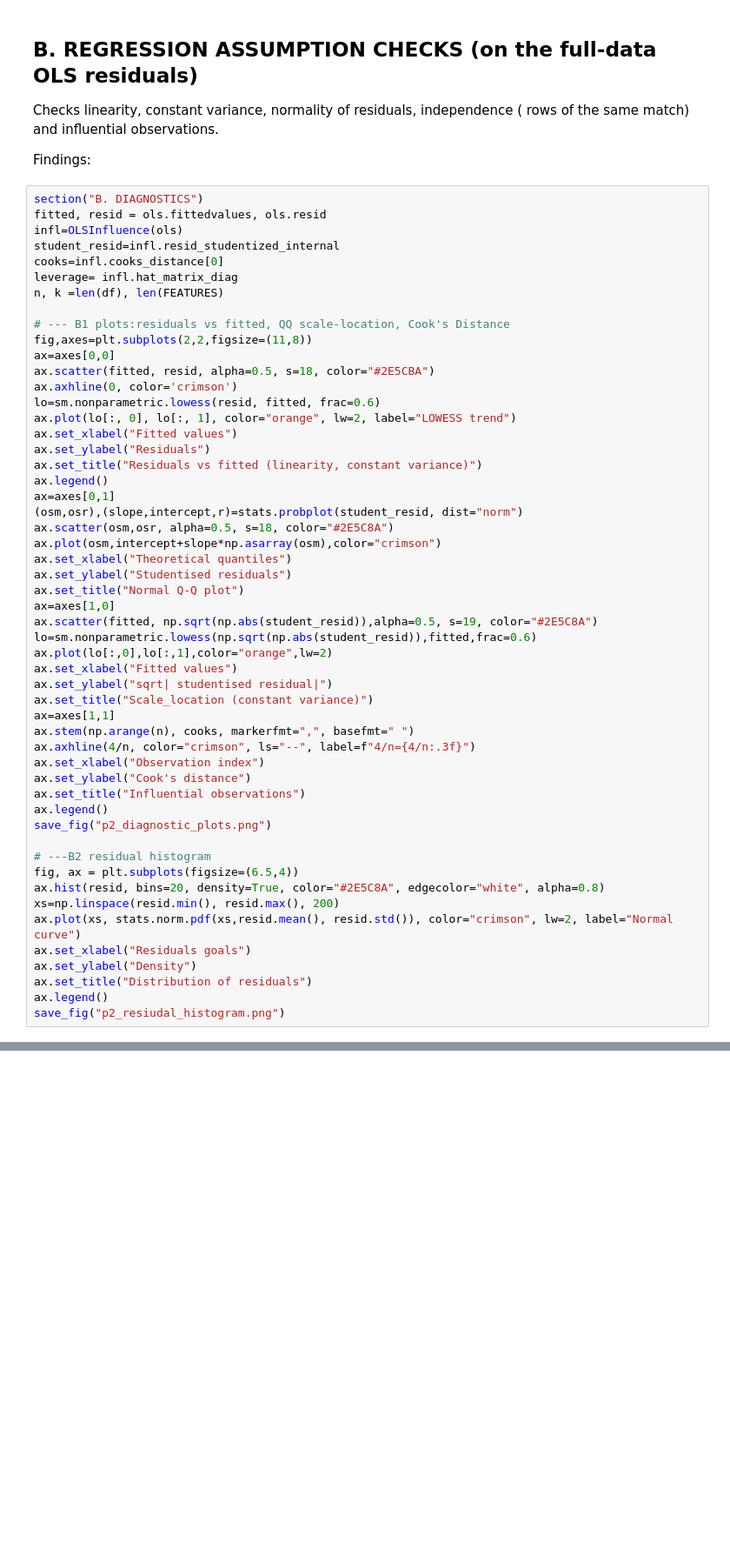
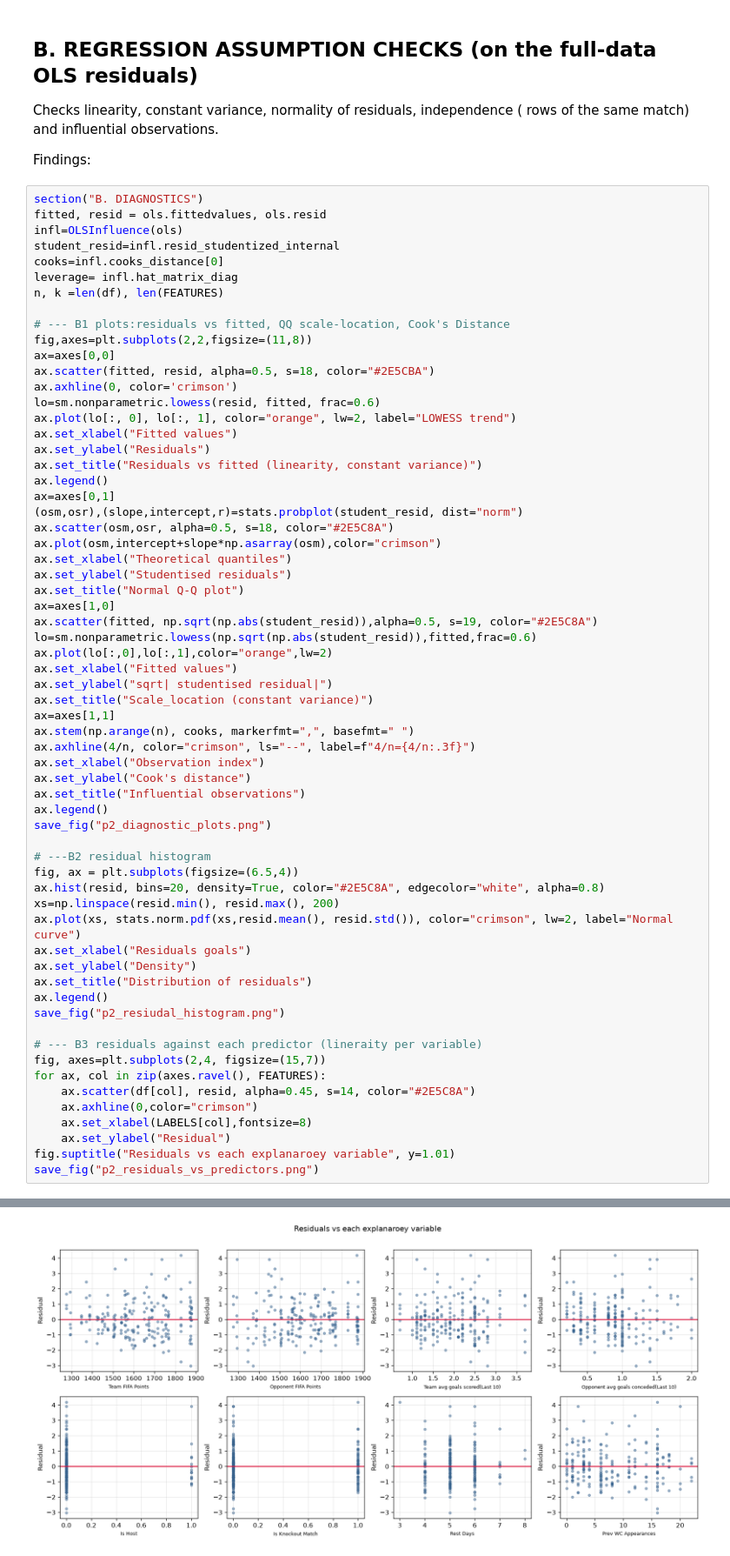
Before and after one commit to nayandeep-shrestha/assessment_3_HIT140, a Jupyter notebook: Linear Regression 2.2/Reg2.2.ipynb, the cells around one changed output, grey strips where cells are left out. Shown at 87% size. Saved outputs shown, nothing was run; the diff lists cells and outputs as text; blank space fills up the shorter version.

Commit message:
residuals against each predictor

```diff
--- a/Linear Regression 2.2/Reg2.2.ipynb
+++ b/Linear Regression 2.2/Reg2.2.ipynb
@@ -581,30 +581,41 @@ ax.plot(lo[:,0],lo[:,1],color="orange",lw=2)
 ax.set_xlabel("Fitted values")
 ax.set_ylabel("sqrt| studentised residual|")
 ax.set_title("Scale_location (constant variance)")
 ax=axes[1,1]
 ax.stem(np.arange(n), cooks, markerfmt=",", basefmt=" ")
 ax.axhline(4/n, color="crimson", ls="--", label=f"4/n={4/n:.3f}")
 ax.set_xlabel("Observation index")
 ax.set_ylabel("Cook's distance")
 ax.set_title("Influential observations")
 ax.legend()
 save_fig("p2_diagnostic_plots.png")
 
 # ---B2 residual histogram
 fig, ax = plt.subplots(figsize=(6.5,4))
 ax.hist(resid, bins=20, density=True, color="#2E5C8A", edgecolor="white", alpha=0.8)
 xs=np.linspace(resid.min(), resid.max(), 200)
 ax.plot(xs, stats.norm.pdf(xs,resid.mean(), resid.std()), color="crimson", lw=2, label="Normal curve")
 ax.set_xlabel("Residuals goals")
 ax.set_ylabel("Density")
 ax.set_title("Distribution of residuals")
 ax.legend()
 save_fig("p2_resiudal_histogram.png")
+
+# --- B3 residuals against each predictor (lineraity per variable)
+fig, axes=plt.subplots(2,4, figsize=(15,7))
+for ax, col in zip(axes.ravel(), FEATURES):
+    ax.scatter(df[col], resid, alpha=0.45, s=14, color="#2E5C8A")
+    ax.axhline(0,color="crimson")
+    ax.set_xlabel(LABELS[col],fontsize=8)
+    ax.set_ylabel("Residual")
+fig.suptitle("Residuals vs each explanaroey variable", y=1.01)
+save_fig("p2_residuals_vs_predictors.png")
 # %% [output]
 ================================================================================
 B. DIAGNOSTICS
 ================================================================================
 [figure]
 saved figure:p2_diagnostic_plots.png
 [figure]
 saved figure:p2_resiudal_histogram.png
+[figure, added]
```
Also changed, not shown: parts of 1 cell of this notebook, 1 other file.
